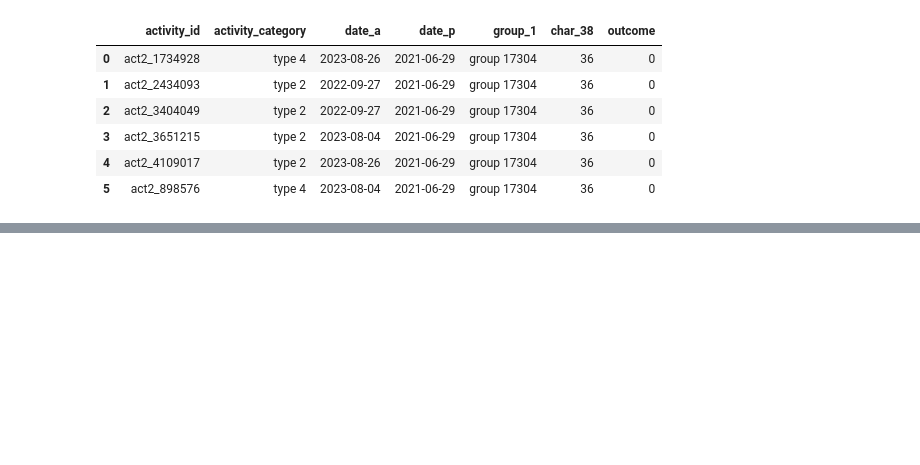
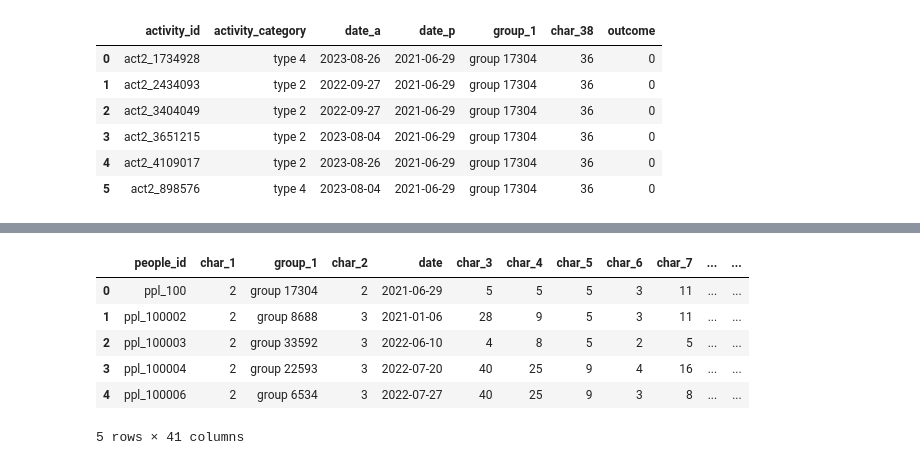
Before and after one commit to livenb/kaggle_Red_Hat, a Jupyter notebook: DataExplore/checkdata.ipynb, the cells around one changed output, grey strips where cells are left out. Drawn from its saved outputs; the diff is of its cells as text; code cells hidden in the pictures; blank space fills up the shorter version.

```diff
--- a/DataExplore/checkdata.ipynb
+++ b/DataExplore/checkdata.ipynb
@@ -171,0 +196,19 @@ train[train['people_id'] == 'ppl_100'][['activity_id', 'activity_category', 'dat
+# %%
+def trans_char_people(df):
+    for i in xrange(1, 10):
+        df['char_' + str(i)] = df['char_' + str(i)].apply(lambda x: x.split()[1])
+    for i in xrange(10, 38):
+        df['char_' + str(i)] = df['char_' + str(i)].astype(int)
+    return df
+# %%
+new = trans_char_people(people)
+# %%
+new.head()
+# %% [output]
+|  | people_id | char_1 | group_1 | char_2 | date | char_3 | char_4 | char_5 | char_6 | char_7 | ... | ... |
+| 0 | ppl_100 | 2 | group 17304 | 2 | 2021-06-29 | 5 | 5 | 5 | 3 | 11 | ... | ... |
+| 1 | ppl_100002 | 2 | group 8688 | 3 | 2021-01-06 | 28 | 9 | 5 | 3 | 11 | ... | ... |
+| 2 | ppl_100003 | 2 | group 33592 | 3 | 2022-06-10 | 4 | 8 | 5 | 2 | 5 | ... | ... |
+| 3 | ppl_100004 | 2 | group 22593 | 3 | 2022-07-20 | 40 | 25 | 9 | 4 | 16 | ... | ... |
+| 4 | ppl_100006 | 2 | group 6534 | 3 | 2022-07-27 | 40 | 25 | 9 | 3 | 8 | ... | ... |
+5 rows × 41 columns
```
Also changed, not shown: parts of 9 cells of this notebook, 3 other files.
